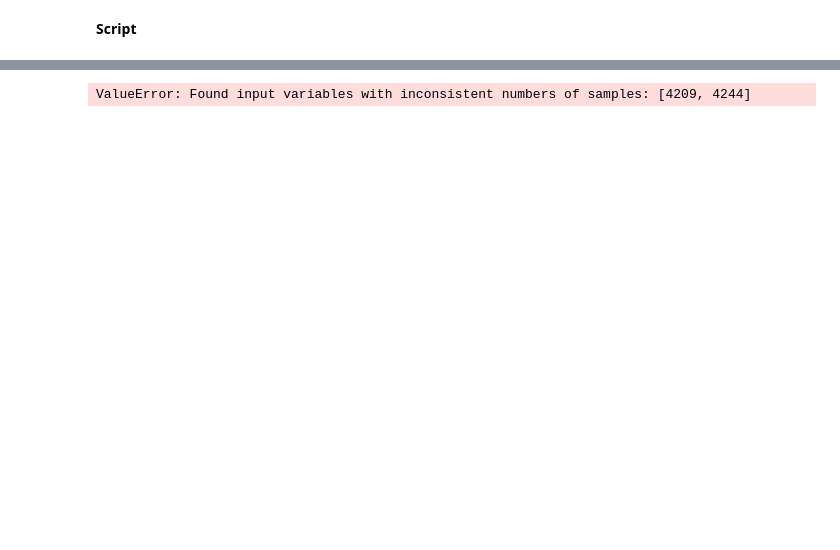
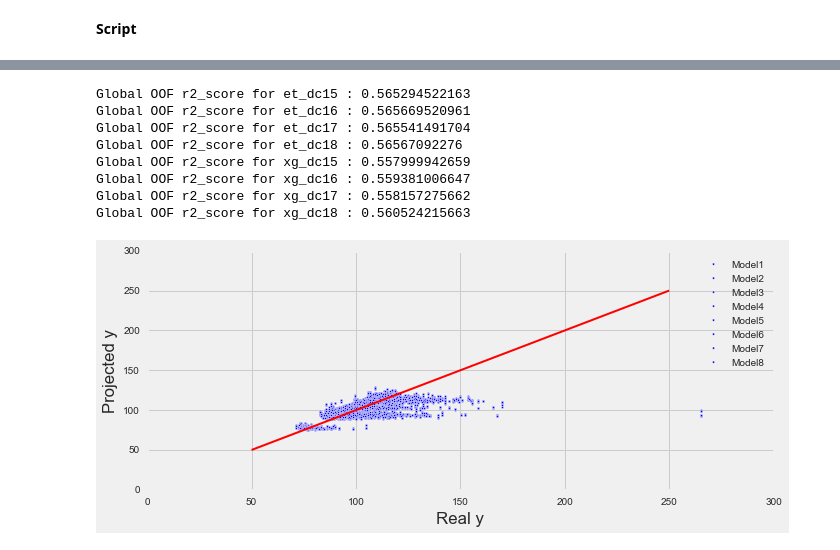
Before and after one commit to juliencohensolal/Merco, a Jupyter notebook: M_WeightedAvg.ipynb, the cells around one changed output, grey strips where cells are left out. Saved outputs shown, nothing was run; the diff lists cells and outputs as text; code cells hidden in the pictures; blank space fills up the shorter version.

```diff
--- a/M_WeightedAvg.ipynb
+++ b/M_WeightedAvg.ipynb
@@ -48,11 +58,11 @@ def get_level_one_outputs(OOF_targets) :
 def plot_preds(targets, preds) :
     plt.style.use("fivethirtyeight")
     plt.figure(figsize=(10, 4))
-    colormap = plt.cm.gist_ncar
+    colormap = plt.cm.gist_rainbow
     plt.gca().set_color_cycle([colormap(i) for i in np.linspace(0, 0.9, len(preds))])
-    plt.plot([0, 50], [0, 300], c = "red", linewidth = 2)
+    plt.plot([50, 250], [50, 250], c = "red", linewidth = 2)
     for i in range(len(preds)) :
-        plt.scatter(targets, preds[i], marker = "o", s = 5, label = "Model" + str(i + 1))
+        plt.scatter(targets[i], preds[i], marker = "o", s = 5, label = "Model" + str(i + 1))
     plt.xlabel("Real y")
     plt.ylabel("Projected y")
     plt.legend()
@@ -129,14 +135,23 @@ level_one_OOF, level_one_test = get_level_one_outputs(OOF_targets)
 # %%
 # Get error of each OOF column
 preds_X_test = []
-for col in level_one_OOF.columns :
-    cv_score = r2_score(OOF_targets.y, level_one_OOF[col])
+targets_X_test = []
+for col in level_one_preds.columns :
+    cv_score = r2_score(level_one_targets[col], level_one_preds[col])
     print("Global OOF r2_score for " + col + " : " + str(cv_score))
-
-    preds_X_test.append(level_one_OOF[col])
-plot_preds(OOF_targets.y, preds_X_test)
+    preds_X_test.append(level_one_preds[col])
+    targets_X_test.append(level_one_targets[col])
+plot_preds(targets_X_test, preds_X_test)
 # %% [output]
-ValueError: Found input variables with inconsistent numbers of samples: [4209, 4244]
+Global OOF r2_score for et_dc15 : 0.565294522163
+Global OOF r2_score for et_dc16 : 0.565669520961
+Global OOF r2_score for et_dc17 : 0.565541491704
+Global OOF r2_score for et_dc18 : 0.56567092276
+Global OOF r2_score for xg_dc15 : 0.557999942659
+Global OOF r2_score for xg_dc16 : 0.559381006647
+Global OOF r2_score for xg_dc17 : 0.558157275662
+Global OOF r2_score for xg_dc18 : 0.560524215663
+[figure, added]
 # %%
 # Optimize weights
 bestSC, bestWght = optimize(preds_X_test)
```
Also changed, not shown: parts of 8 cells of this notebook, 1 other file.
